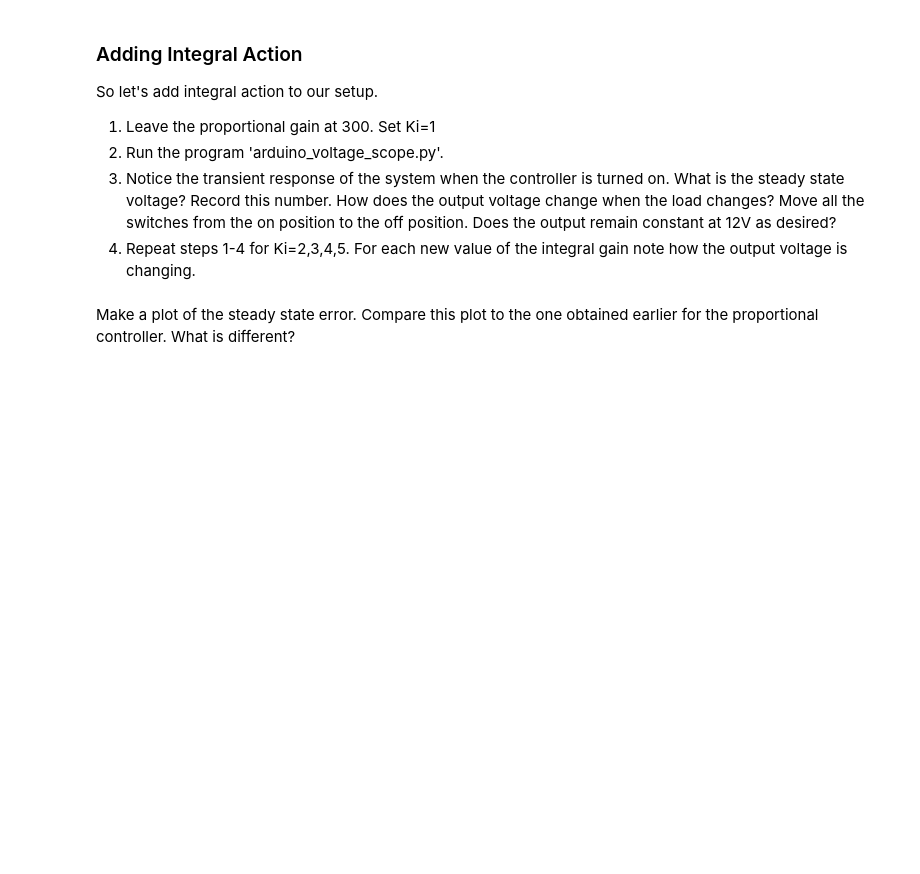
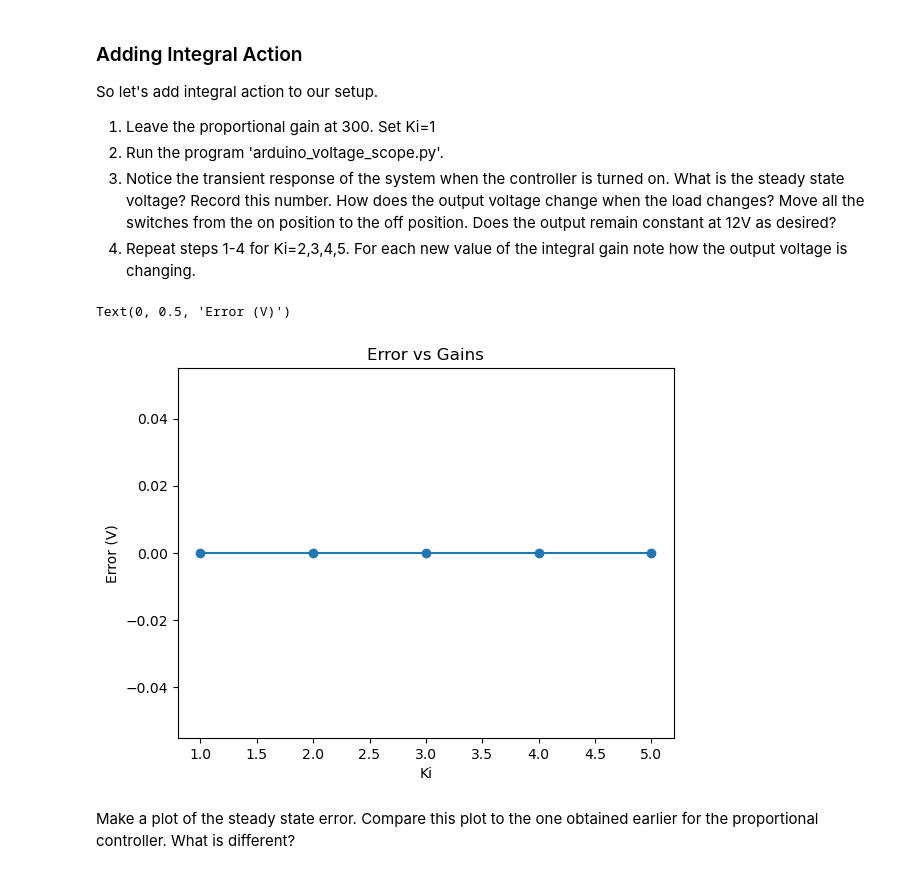
Before and after one commit to Sarveshvj/ENEL441-Lab, a Jupyter notebook: lab-3/ENEL441 lab3.ipynb, the cells around one changed output. Saved outputs shown, nothing was run; the diff lists cells and outputs as text; code cells hidden in the pictures; blank space fills up the shorter version.

```diff
--- a/lab-3/ENEL441 lab3.ipynb
+++ b/lab-3/ENEL441 lab3.ipynb
@@ -204,6 +275,20 @@ So let's add integral action to our setup.
 2. Run the program 'arduino_voltage_scope.py'.
 3. Notice the transient response of the system when the controller is turned on. What is the steady state voltage? Record this number. How does the output voltage change when the load changes? Move all the switches from the on position to the off position. Does the output remain constant at 12V as desired?
 4. Repeat steps 1-4 for Ki=2,3,4,5. For each new value of the integral gain note how the output voltage is changing.
+# %%
+ki = [1, 2, 3, 4, 5]
+error = [0, 0, 0, 0, 0]
+
+
+fig, ax = plt.subplots(1)
+line = ax.plot(ki, error, marker='o')
+
+ax.set_title('Error vs Gains')
+ax.set_xlabel('Ki')
+ax.set_ylabel('Error (V)')
+# %% [output]
+Text(0, 0.5, 'Error (V)')
+[figure, added]
 # %% [markdown]
 Make a plot of the steady state error. Compare this plot to the one obtained earlier for the proportional controller. What is different?
 # %% [markdown]
```
Also changed, not shown: parts of 7 cells of this notebook.
